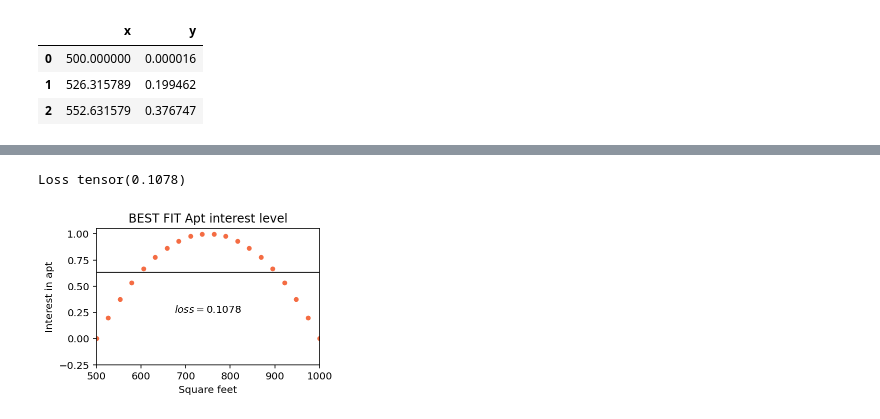
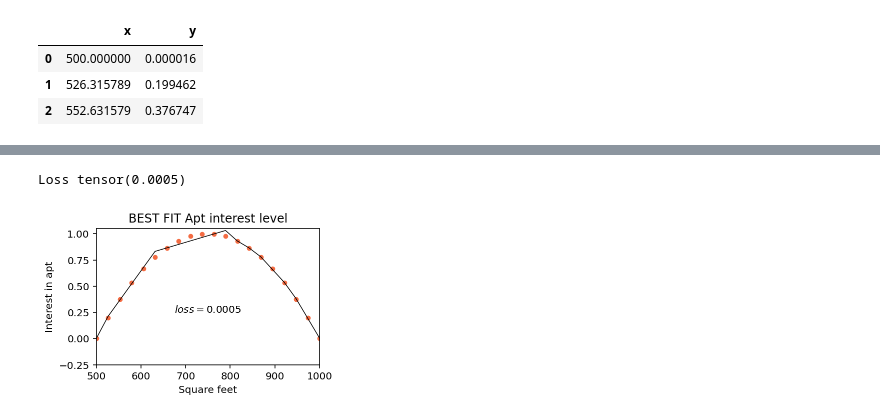
Before and after one commit to parrt/fundamentals-of-deep-learning, a Jupyter notebook: notebooks/playground.ipynb, the cells around one changed output, grey strips where cells are left out. Cells and saved outputs as stored; diff of their text form; code cells hidden in the pictures.

```diff
--- a/notebooks/playground.ipynb
+++ b/notebooks/playground.ipynb
@@ -366,10 +366,10 @@ Y = torch.tensor(df.y).reshape(n,1)
 m = torch.randn(1, 1, requires_grad=True)
 b = torch.randn(1, 1, requires_grad=True)
 
-tolerance = 3.15
-learning_rate = .001
+tolerance = 0#3.15
+learning_rate = .01
 optimizer = torch.optim.Adam([m,b], lr=learning_rate)
-nepochs=15000
+nepochs=2000
 for epoch in range(nepochs+1):
     # Forward pass over all x,y pairs: compute predicted y
     with tsensor.clarify():
@@ -442,12 +440,13 @@ import torch
 import tsensor
 
 X = torch.tensor(df.x, dtype=dtype).reshape(n,1)
+X = (X-torch.mean(X))/torch.std(X)
 Y = torch.tensor(df.y, dtype=dtype).reshape(n,1)
 
 # Randomly initialize weights
-m1 = torch.randn(2, 1, dtype=dtype, requires_grad=True) # 2 neurons in layer 1
-b1 = torch.randn(2, 1, dtype=dtype, requires_grad=True)
-m2 = torch.randn(1, 2, dtype=dtype, requires_grad=True) # 1 neuron in layer 2
+m1 = torch.randn(10, 1, dtype=dtype, requires_grad=True) # 2 neurons in layer 1
+b1 = torch.randn(10, 1, dtype=dtype, requires_grad=True)
+m2 = torch.randn(1, 10, dtype=dtype, requires_grad=True) # 1 neuron in layer 2
 b2 = torch.randn(1, 1, dtype=dtype, requires_grad=True)
 
 tolerance = 0
@@ -467,7 +466,7 @@ for epoch in range(nepochs+1):
     if epoch % 1000 == 0:
         with torch.no_grad():
             mae = torch.mean(torch.abs(y_pred - Y))
-            print(f"Epoch {epoch:5d} {m1.detach().numpy()},{b1.detach().numpy()}, {m2.detach().numpy()},{b2.detach().numpy()}: MSE loss {loss.detach().item():12.4f} MAE {mae:8.2f}")
+            print(f"Epoch {epoch:5d} MSE loss {loss.detach().item():12.4f} MAE {mae:8.2f}")
 
     # Backprop to compute gradients of w1, w2, ... with respect to loss
     optimizer.zero_grad()
@@ -477,5 +476,5 @@ m1 = m1.detach()
 b1 = b1.detach()
 m2 = m2.detach()
 b2 = b2.detach()
-print(f"LAST        {m1.detach().numpy()},{b1.detach().numpy()}, {m2.detach().numpy()},{b2.detach().numpy()}: MSE loss {loss.detach().item():12.4f} MAE {mae:8.2f}")
+print(f"LAST        MSE loss {loss.detach().item():12.4f} MAE {mae:8.2f}")
 # %% [output]
@@ -499,11 +498,13 @@ LAST        [[-4.6317035e-07]
 # %%
 fig, ax = plt.subplots(figsize=(4,2.5))
 
-with tsensor.explain():
-    o = m1 @ X.T + b1
-    o = torch.relu(o)
-    y_pred = m2 @ o + b2
-    y_pred = y_pred.T
+y_pred = y_pred.detach()
+
+# with tsensor.explain():
+#     o = m1 @ X.T + b1
+#     o = torch.relu(o)
+#     y_pred = m2 @ o + b2
+#     y_pred = y_pred.T
 
 loss = torch.mean((y_pred - Y)**2)
 print("Loss", loss)
@@ -527,2 +524,2 @@ plt.show()
-Loss tensor(0.1078)
+Loss tensor(0.0005)
-[figure, old version]
+[figure, new version]
```
Also changed, not shown: parts of 4 cells of this notebook, 3 other files.
